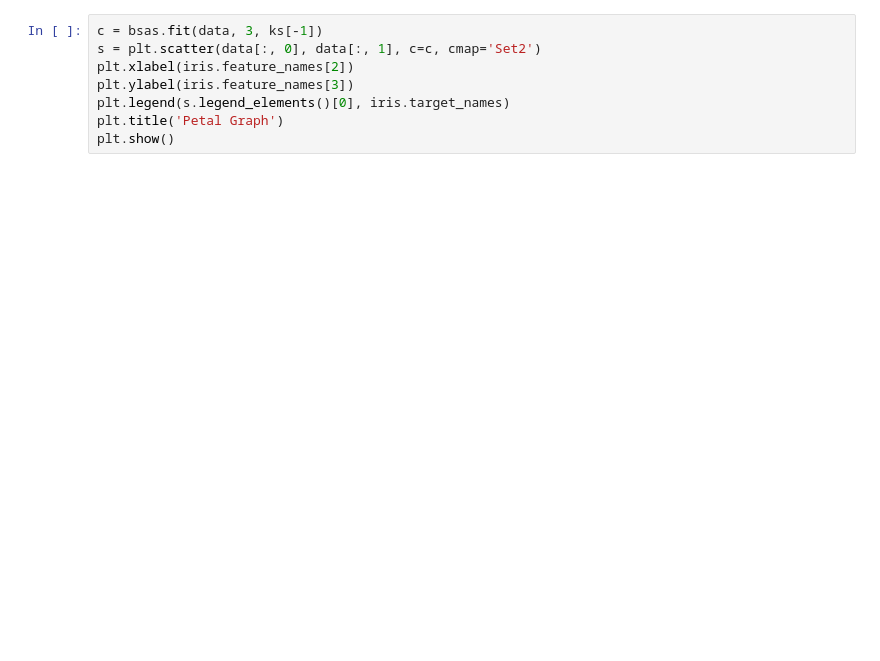
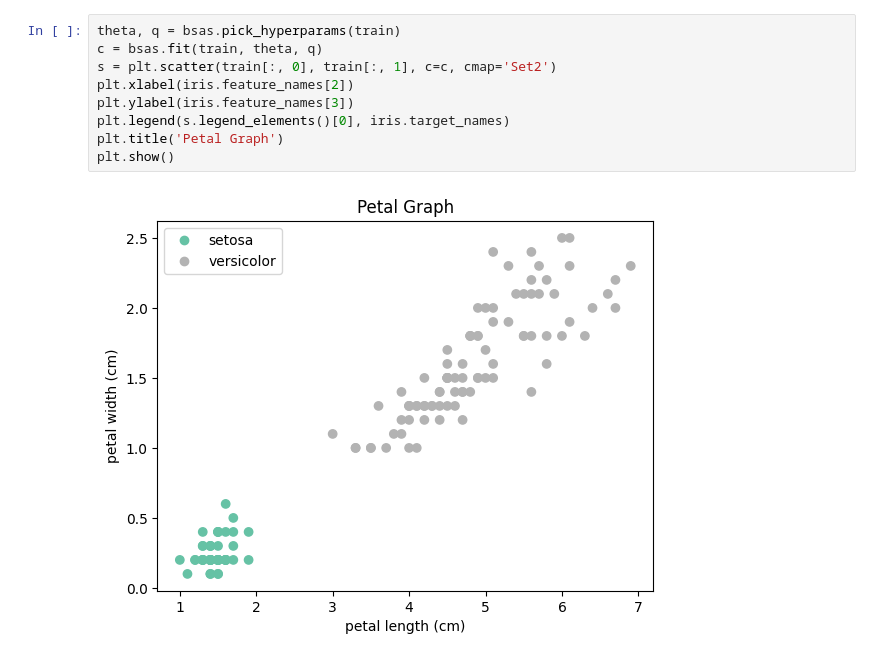
Before and after one commit to mikey-joyce/MikeyJoyce_ML, a Jupyter notebook: Unsupervised/examples/BSAS.ipynb, the cells around one changed output. Drawn from its saved outputs; the diff is of its cells as text; blank space fills up the shorter version.

```diff
--- a/Unsupervised/examples/BSAS.ipynb
+++ b/Unsupervised/examples/BSAS.ipynb
@@ -49,11 +49,14 @@ plt.show()
 # %%
-c = bsas.fit(data, 3, ks[-1])
-s = plt.scatter(data[:, 0], data[:, 1], c=c, cmap='Set2')
+theta, q = bsas.pick_hyperparams(train)
+c = bsas.fit(train, theta, q)
+s = plt.scatter(train[:, 0], train[:, 1], c=c, cmap='Set2')
 plt.xlabel(iris.feature_names[2])
 plt.ylabel(iris.feature_names[3])
 plt.legend(s.legend_elements()[0], iris.target_names)
 plt.title('Petal Graph')
 plt.show()
+# %% [output]
+[figure, added]
 # %%
 c = bsas.predict(test)
 s = plt.scatter(test[:, 0], test[:, 1], c=c, cmap='Set2')
```
Also changed, not shown: parts of 7 cells of this notebook, 6 other files.
